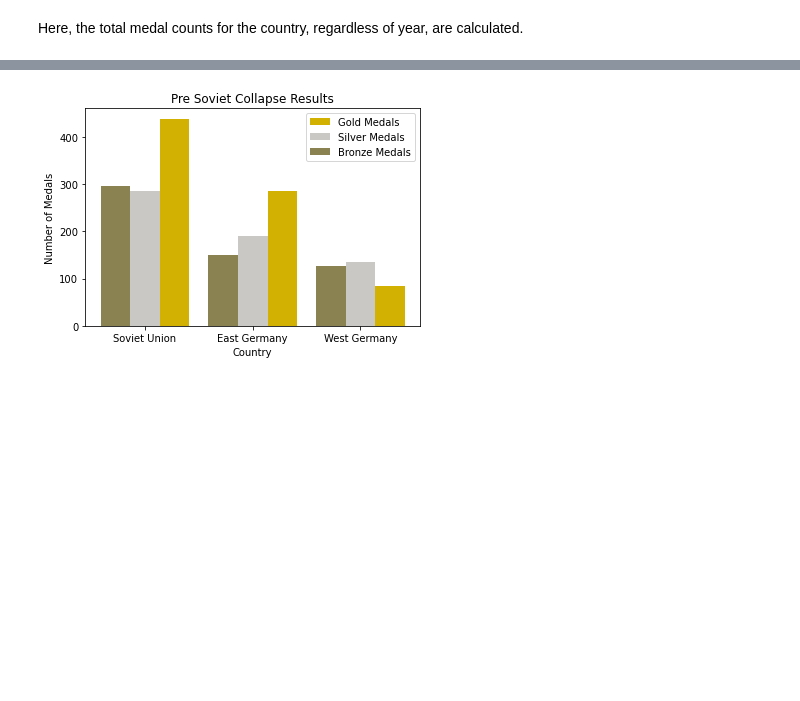
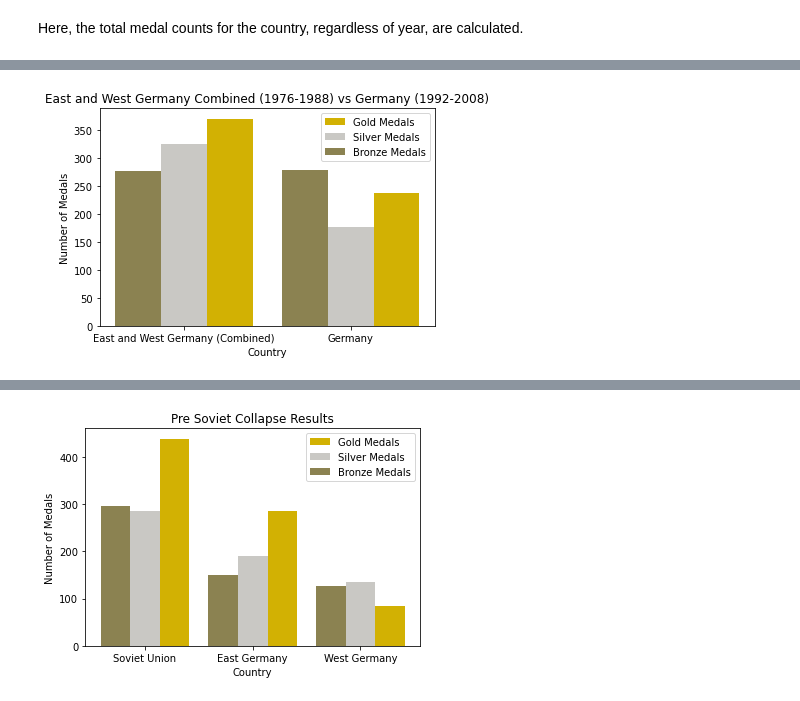
Before and after one commit to rbvancleave/project_1_olympicmedals, a Jupyter notebook: Summer-Olympics-Main.ipynb, the cells around one changed output, grey strips where cells are left out. Drawn from its saved outputs; the diff is of its cells as text; code cells hidden in the pictures; blank space fills up the shorter version.

```diff
--- a/Summer-Olympics-Main.ipynb
+++ b/Summer-Olympics-Main.ipynb
@@ -128,0 +143,30 @@ german_comparison = {
+# %%
+#combining east and west germany stats
+ew_germany = "East and West Germany (Combined)"
+ew_golds = sum(golds_pre[1:])
+ew_silvers= sum(silvers_pre[1:])
+ew_bronzes = sum(bronzes_pre[1:])
+
+combined_german_comparison = {
+    "Countries": [ew_germany, countries_post[-1]],
+    "Golds": [ew_golds, golds_post[-1]],
+    "Silvers": [ew_silvers, silvers_post[-1]],
+    "Bronzes": [ew_bronzes, bronzes_post[-1]],
+}
+
+#plotting germany comparison
+width = 0.275
+x_germ_com = np.array(range(2))
+
+plt.bar(x_germ_com + width, combined_german_comparison["Golds"], width=width, color="#d2b103", label="Gold Medals")
+plt.bar(x_germ_com, combined_german_comparison["Silvers"], width=width, color="#c9c8c4", label="Silver Medals")
+plt.bar(x_germ_com - width, combined_german_comparison["Bronzes"], width=width, color="#8b8251", label="Bronze Medals")
+plt.xticks(x_germ_com, combined_german_comparison["Countries"])
+plt.title("East and West Germany Combined (1976-1988) vs Germany (1992-2008)")
+plt.ylabel("Number of Medals")
+plt.xlabel("Country")
+plt.legend()
+
+plt.show()
+# %% [output]
+[figure, added]
```
Also changed, not shown: parts of 13 cells of this notebook.
